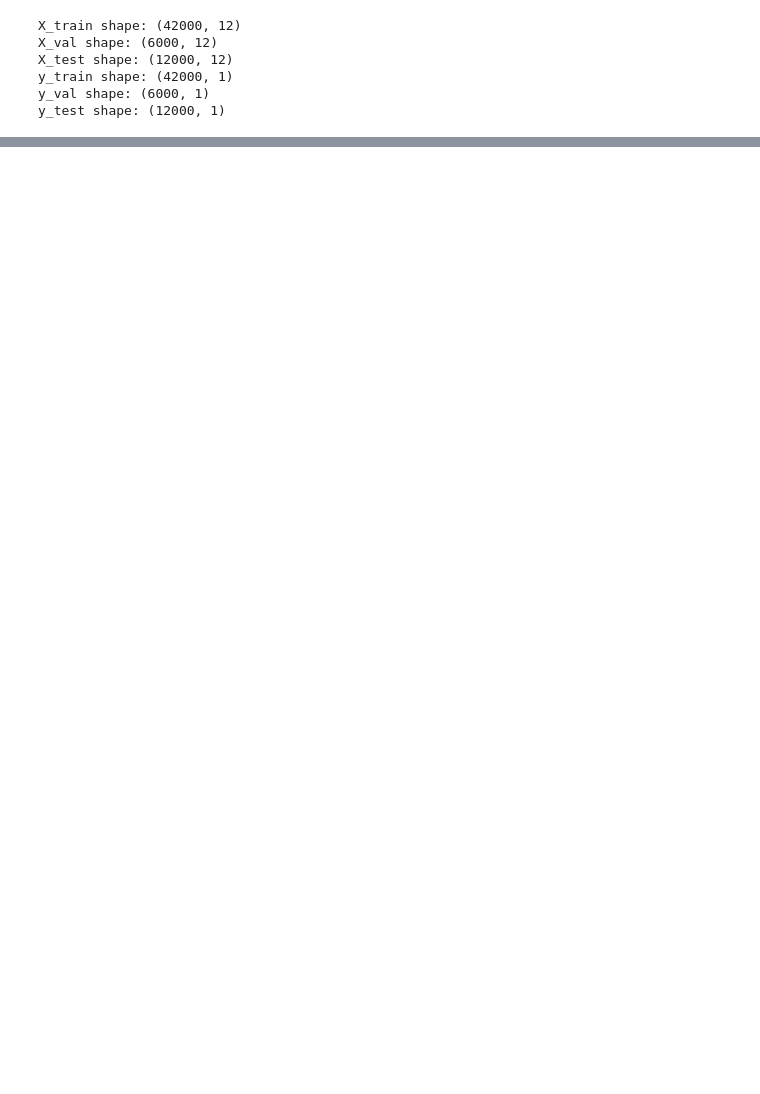
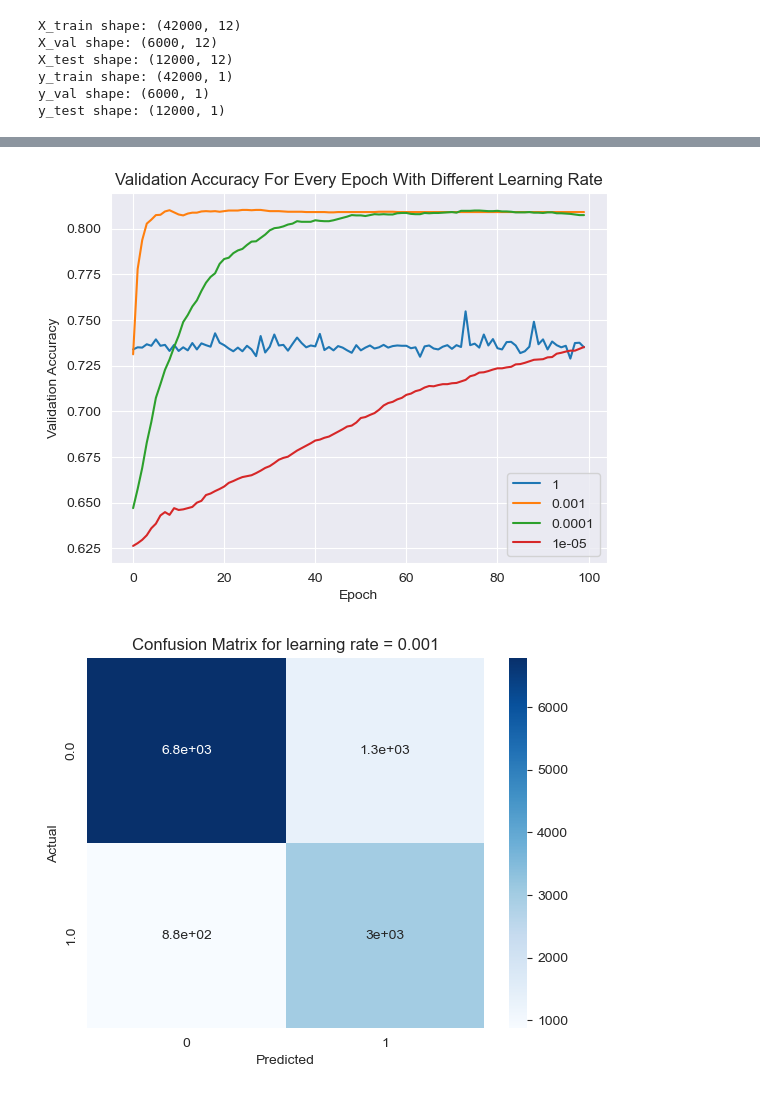
Before and after one commit to Gulce62/LogisticRegression, a Jupyter notebook: notebookLR.ipynb, the cells around one changed output, grey strips where cells are left out. Saved outputs shown, nothing was run; the diff lists cells and outputs as text; code cells hidden in the pictures; blank space fills up the shorter version.

```diff
--- a/notebookLR.ipynb
+++ b/notebookLR.ipynb
@@ -242,7 +264,7 @@ parameterList = []
 plt.figure()
 for rate in learningRate:
     print('\nStart training for learning rate =', rate, '\n')
-    model = LR.LogisticRegression(epochs=100, learningRate=rate, batchSize=64, initialization='gaussian')
+    model = LogisticRegression(epochs=100, learningRate=rate, batchSize=64, initialization='gaussian')
     w, b, val_acc = model.fit(X_train, y_train, X_val, y_val)
     parameterList.append((w, b))
     getValAccPlot(val_acc, 'Learning Rate')
@@ -261,3 +283,4 @@ title = 'Confusion Matrix for learning rate = ' + str(maxLearningRate)
 plt.title(title)
 getConfusionMatrix(y_pred, y_test)
 plt.show()
+# %% [output]
@@ -264,3 +304,5 @@ plt.show()
+[figure, added]
+[figure, added]
 # %%
 # Final training with the best hyperparameters
 print('\nStart final training with best parameters\n')
```
Also changed, not shown: parts of 5 cells of this notebook, 1 other file.
